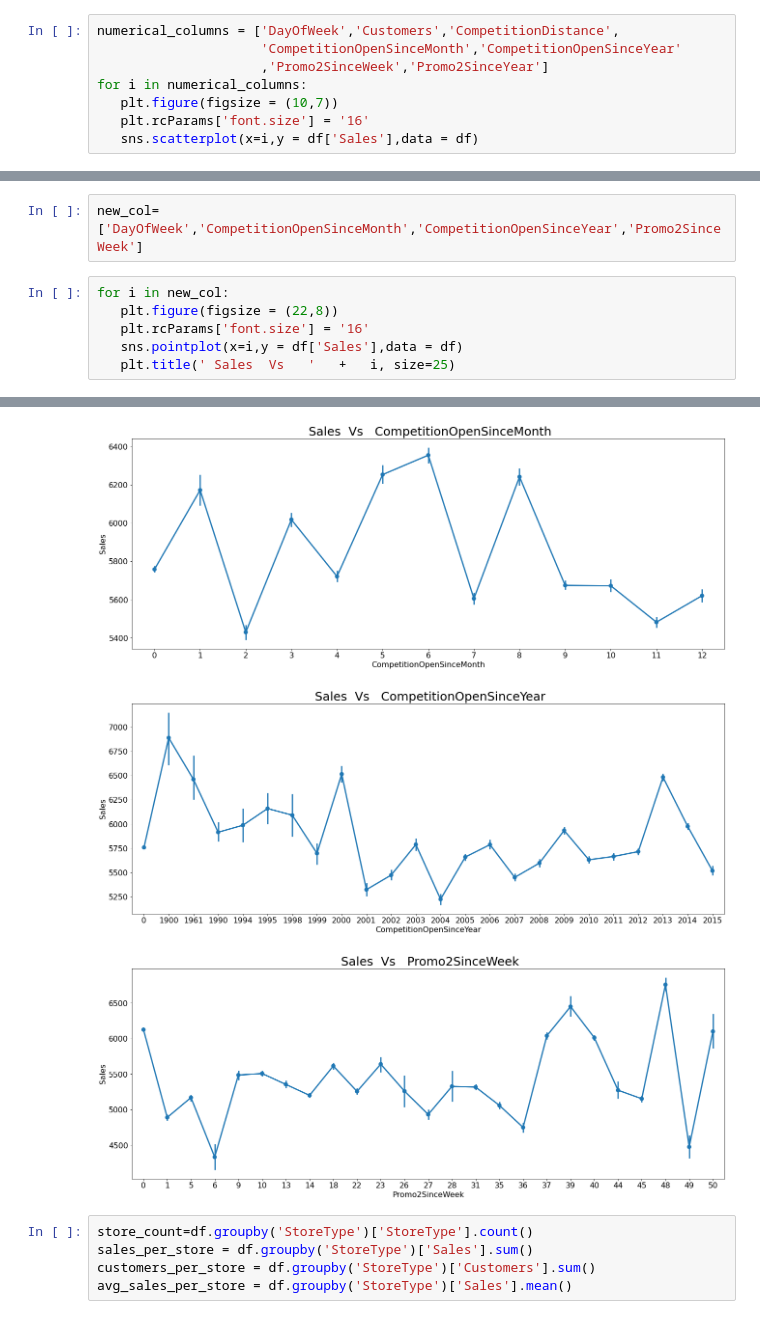
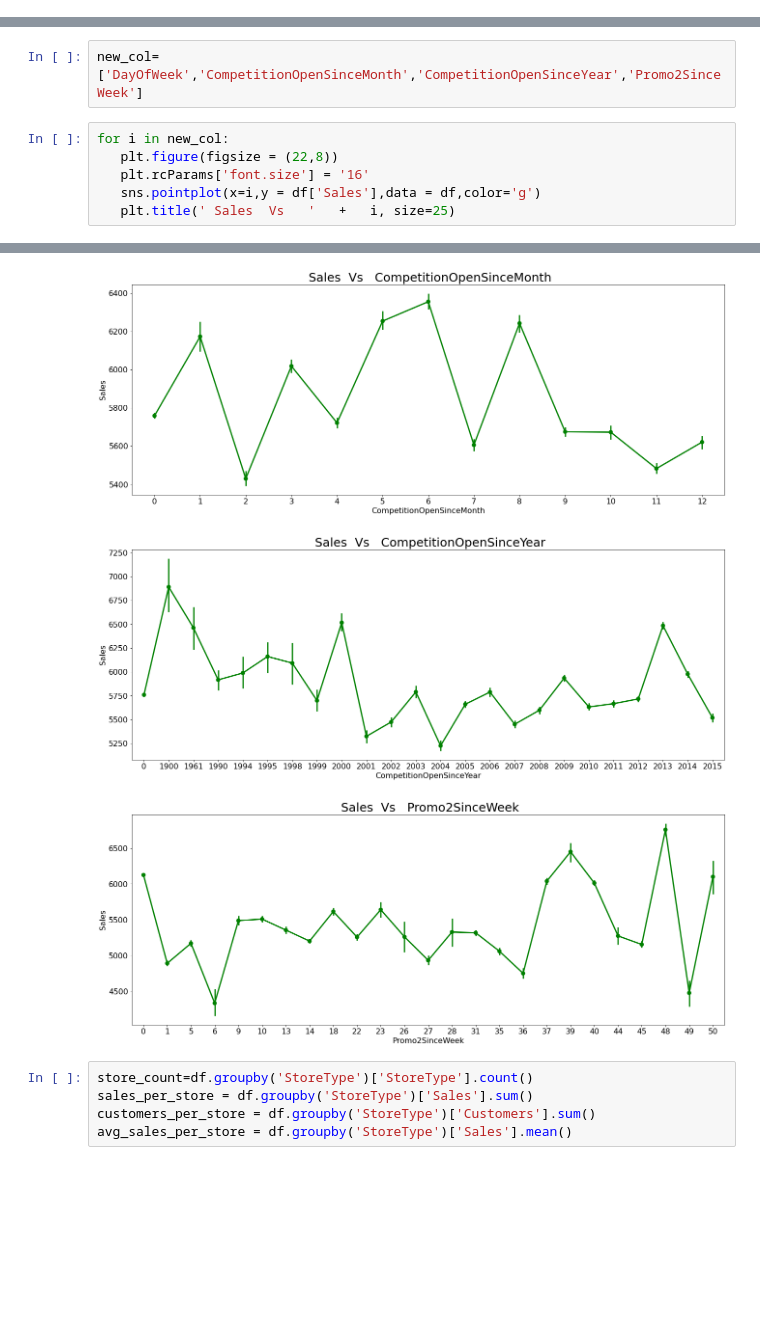
Before and after one commit to iamnaveenk/capstone-project-2-supervised-machine-learning-_retail_Sales_prediction, a Jupyter notebook: Rossmann_Sales_Prediction_Capstone_Project.ipynb, the cells around one changed output, grey strips where cells are left out. Saved outputs shown, nothing was run; the diff lists cells and outputs as text; blank space fills up the shorter version.

```diff
--- a/Rossmann_Sales_Prediction_Capstone_Project.ipynb
+++ b/Rossmann_Sales_Prediction_Capstone_Project.ipynb
@@ -299,8 +283,0 @@ sns.distplot(df['Sales'],color="g")
-# %%
-numerical_columns = ['DayOfWeek','Customers','CompetitionDistance',
-                     'CompetitionOpenSinceMonth','CompetitionOpenSinceYear'
-                     ,'Promo2SinceWeek','Promo2SinceYear']
-for i in numerical_columns:
-   plt.figure(figsize = (10,7))
-   plt.rcParams['font.size'] = '16'
-   sns.scatterplot(x=i,y = df['Sales'],data = df)
@@ -436,6 +407,6 @@ new_col=['DayOfWeek','CompetitionOpenSinceMonth','CompetitionOpenSinceYear','Pro
 for i in new_col:
    plt.figure(figsize = (22,8))
    plt.rcParams['font.size'] = '16'
-   sns.pointplot(x=i,y = df['Sales'],data = df)
+   sns.pointplot(x=i,y = df['Sales'],data = df,color='g')
    plt.title(' Sales  Vs   '   +   i, size=25)
 # %% [output]
@@ -443,6 +414,6 @@ for i in new_col:
-[figure, old version]
+[figure, new version]
-[figure, old version]
+[figure, new version]
-[figure, old version]
+[figure, new version]
 # %%
 store_count=df.groupby('StoreType')['StoreType'].count()
 sales_per_store = df.groupby('StoreType')['Sales'].sum()
```
Also changed, not shown: parts of 61 cells of this notebook.
